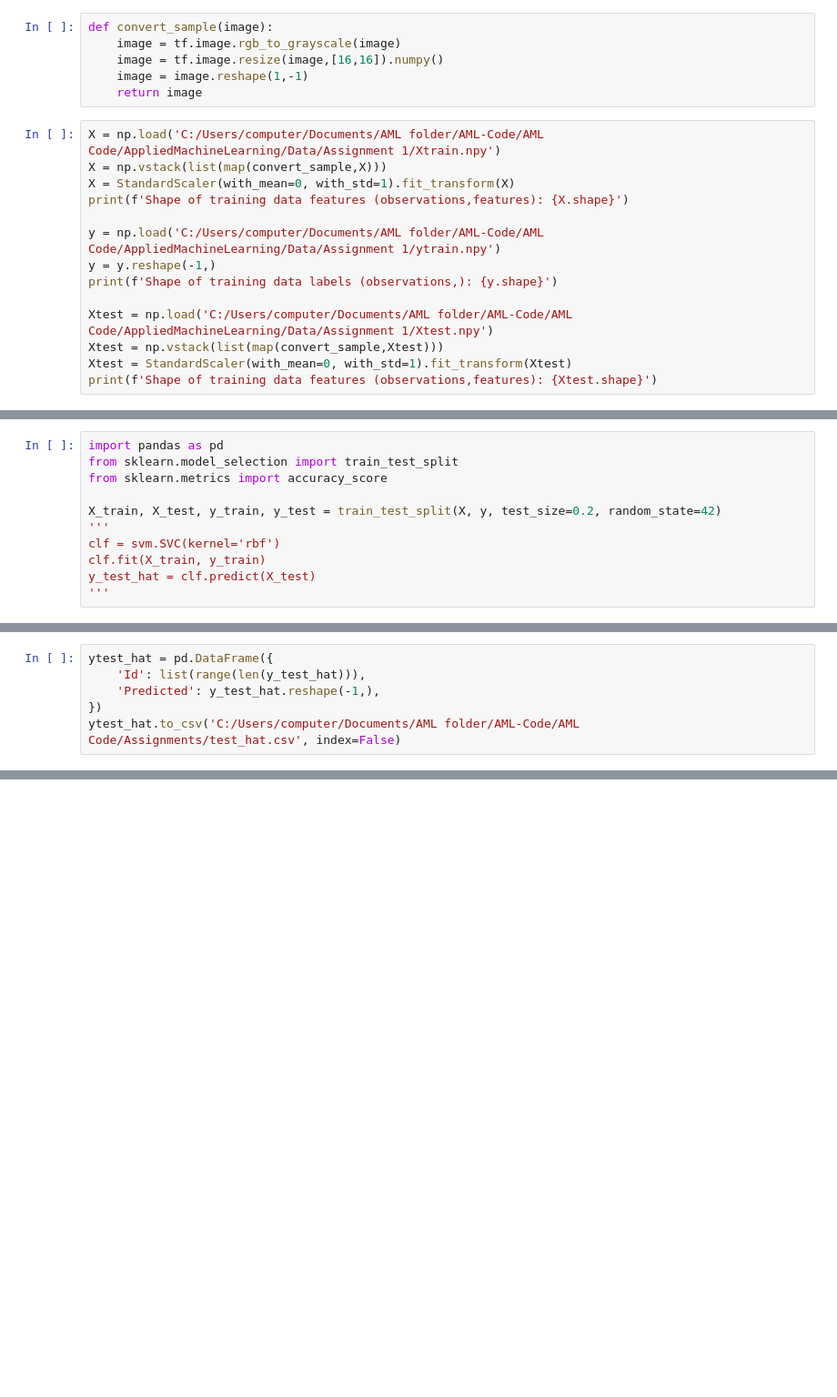
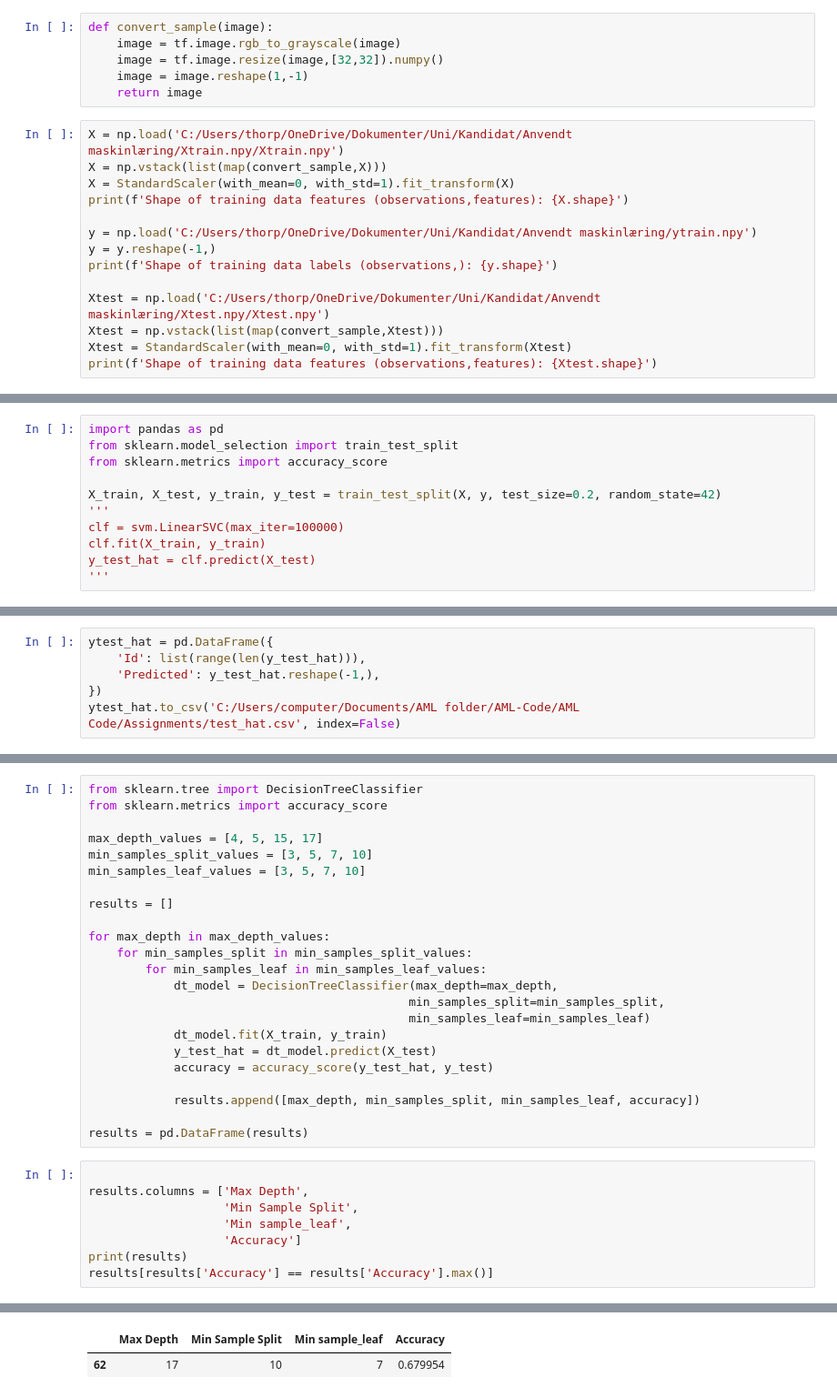
Before and after one commit to Thpri19/AML-Code, a Jupyter notebook: AML Code/Assignments/assignment-shallow-learning.ipynb, the cells around one changed output, grey strips where cells are left out. Shown: that part at 91% size. Drawn from its saved outputs; the diff is of its cells as text; blank space fills up the shorter version.

```diff
--- a/AML Code/Assignments/assignment-shallow-learning.ipynb
+++ b/AML Code/Assignments/assignment-shallow-learning.ipynb
@@ -33,20 +33,20 @@ Defining a function that grayscale, resize and flattens the image. This function
 # %%
 def convert_sample(image):
     image = tf.image.rgb_to_grayscale(image)
-    image = tf.image.resize(image,[16,16]).numpy()
+    image = tf.image.resize(image,[32,32]).numpy()
     image = image.reshape(1,-1)
     return image
 # %%
-X = np.load('C:/Users/computer/Documents/AML folder/AML-Code/AML Code/AppliedMachineLearning/Data/Assignment 1/Xtrain.npy')
+X = np.load('C:/Users/thorp/OneDrive/Dokumenter/Uni/Kandidat/Anvendt maskinlæring/Xtrain.npy/Xtrain.npy')
 X = np.vstack(list(map(convert_sample,X)))
 X = StandardScaler(with_mean=0, with_std=1).fit_transform(X)
 print(f'Shape of training data features (observations,features): {X.shape}')
 
-y = np.load('C:/Users/computer/Documents/AML folder/AML-Code/AML Code/AppliedMachineLearning/Data/Assignment 1/ytrain.npy')
+y = np.load('C:/Users/thorp/OneDrive/Dokumenter/Uni/Kandidat/Anvendt maskinlæring/ytrain.npy')
 y = y.reshape(-1,)
 print(f'Shape of training data labels (observations,): {y.shape}')
 
-Xtest = np.load('C:/Users/computer/Documents/AML folder/AML-Code/AML Code/AppliedMachineLearning/Data/Assignment 1/Xtest.npy')
+Xtest = np.load('C:/Users/thorp/OneDrive/Dokumenter/Uni/Kandidat/Anvendt maskinlæring/Xtest.npy/Xtest.npy')
 Xtest = np.vstack(list(map(convert_sample,Xtest)))
 Xtest = StandardScaler(with_mean=0, with_std=1).fit_transform(Xtest)
 print(f'Shape of training data features (observations,features): {Xtest.shape}')
@@ -63,7 +63,7 @@ from sklearn.metrics import accuracy_score
 
 X_train, X_test, y_train, y_test = train_test_split(X, y, test_size=0.2, random_state=42)
 '''
-clf = svm.SVC(kernel='rbf')
+clf = svm.LinearSVC(max_iter=100000)
 clf.fit(X_train, y_train)
 y_test_hat = clf.predict(X_test)
 '''
@@ -104,0 +194,32 @@ print(results)
+# %%
+from sklearn.tree import DecisionTreeClassifier
+from sklearn.metrics import accuracy_score
+
+max_depth_values = [4, 5, 15, 17]
+min_samples_split_values = [3, 5, 7, 10]
+min_samples_leaf_values = [3, 5, 7, 10]
+
+results = []
+
+for max_depth in max_depth_values:
+    for min_samples_split in min_samples_split_values:
+        for min_samples_leaf in min_samples_leaf_values:
+            dt_model = DecisionTreeClassifier(max_depth=max_depth,
+                                             min_samples_split=min_samples_split,
+                                             min_samples_leaf=min_samples_leaf)
+            dt_model.fit(X_train, y_train)
+            y_test_hat = dt_model.predict(X_test)
+            accuracy = accuracy_score(y_test_hat, y_test)
+
+            results.append([max_depth, min_samples_split, min_samples_leaf, accuracy])
+
+results = pd.DataFrame(results)
+# %%
+
+results.columns = ['Max Depth',
+                   'Min Sample Split',
+                   'Min sample_leaf',
+                   'Accuracy']
+print(results)
+results[results['Accuracy'] == results['Accuracy'].max()]
+# %% [output]
@@ -104,0 +240,2 @@ print(results)
+|  | Max Depth | Min Sample Split | Min sample_leaf | Accuracy |
+| 62 | 17 | 10 | 7 | 0.679954 |
```
Also changed, not shown: parts of 23 cells of this notebook, 33 other files.
